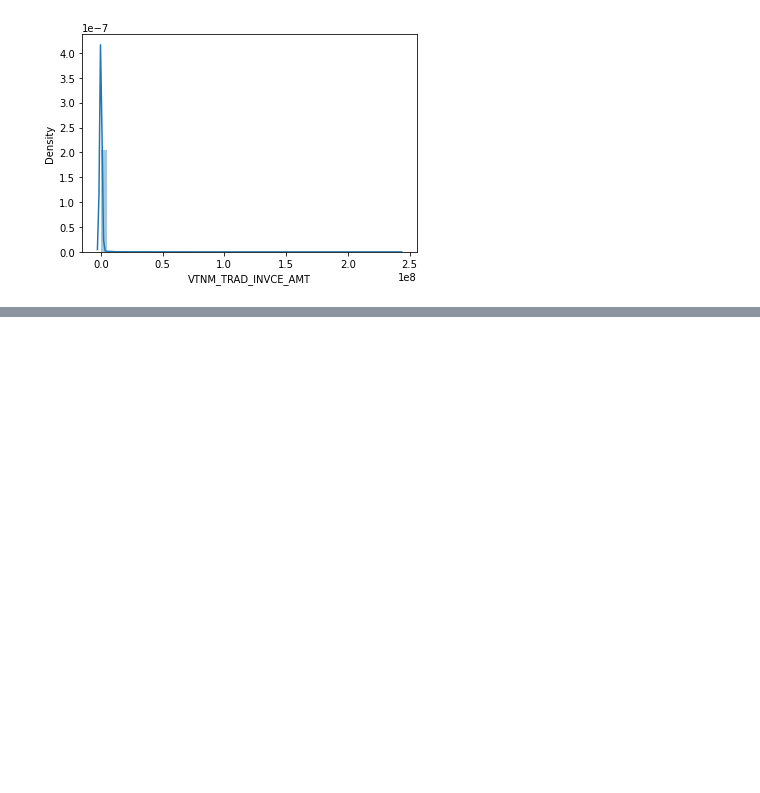
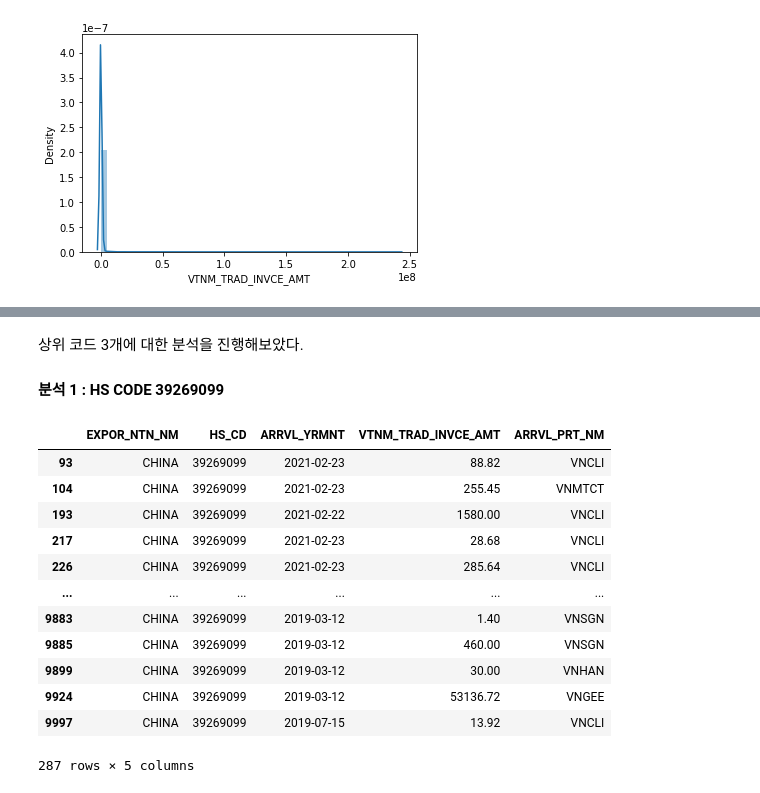
Before and after one commit to SEJUNTONY/Data_Science_Class, a Jupyter notebook: 무역데이터_베트남.ipynb, the cells around one changed output, grey strips where cells are left out. Drawn from its saved outputs; the diff is of its cells as text; code cells hidden in the pictures; blank space fills up the shorter version.

```diff
--- a/무역데이터_베트남.ipynb
+++ b/무역데이터_베트남.ipynb
@@ -129,0 +203,21 @@ sns.distplot(vietnam['VTNM_TRAD_INVCE_AMT'])
+# %% [markdown]
+상위 코드 3개에 대한 분석을 진행해보았다.
+
+#### 분석 1 : HS CODE 39269099
+# %%
+viet_hscd1 = vietnam[(vietnam['HS_CD']==39269099)]
+viet_hscd1
+# %% [output]
+|  | EXPOR_NTN_NM | HS_CD | ARRVL_YRMNT | VTNM_TRAD_INVCE_AMT | ARRVL_PRT_NM |
+| 93 | CHINA | 39269099 | 2021-02-23 | 88.82 | VNCLI |
+| 104 | CHINA | 39269099 | 2021-02-23 | 255.45 | VNMTCT |
+| 193 | CHINA | 39269099 | 2021-02-22 | 1580.00 | VNCLI |
+| 217 | CHINA | 39269099 | 2021-02-23 | 28.68 | VNCLI |
+| 226 | CHINA | 39269099 | 2021-02-23 | 285.64 | VNCLI |
+| ... | ... | ... | ... | ... | ... |
+| 9883 | CHINA | 39269099 | 2019-03-12 | 1.40 | VNSGN |
+| 9885 | CHINA | 39269099 | 2019-03-12 | 460.00 | VNSGN |
+| 9899 | CHINA | 39269099 | 2019-03-12 | 30.00 | VNHAN |
+| 9924 | CHINA | 39269099 | 2019-03-12 | 53136.72 | VNGEE |
+| 9997 | CHINA | 39269099 | 2019-07-15 | 13.92 | VNCLI |
+287 rows × 5 columns
```
Also changed, not shown: parts of 24 cells of this notebook.
